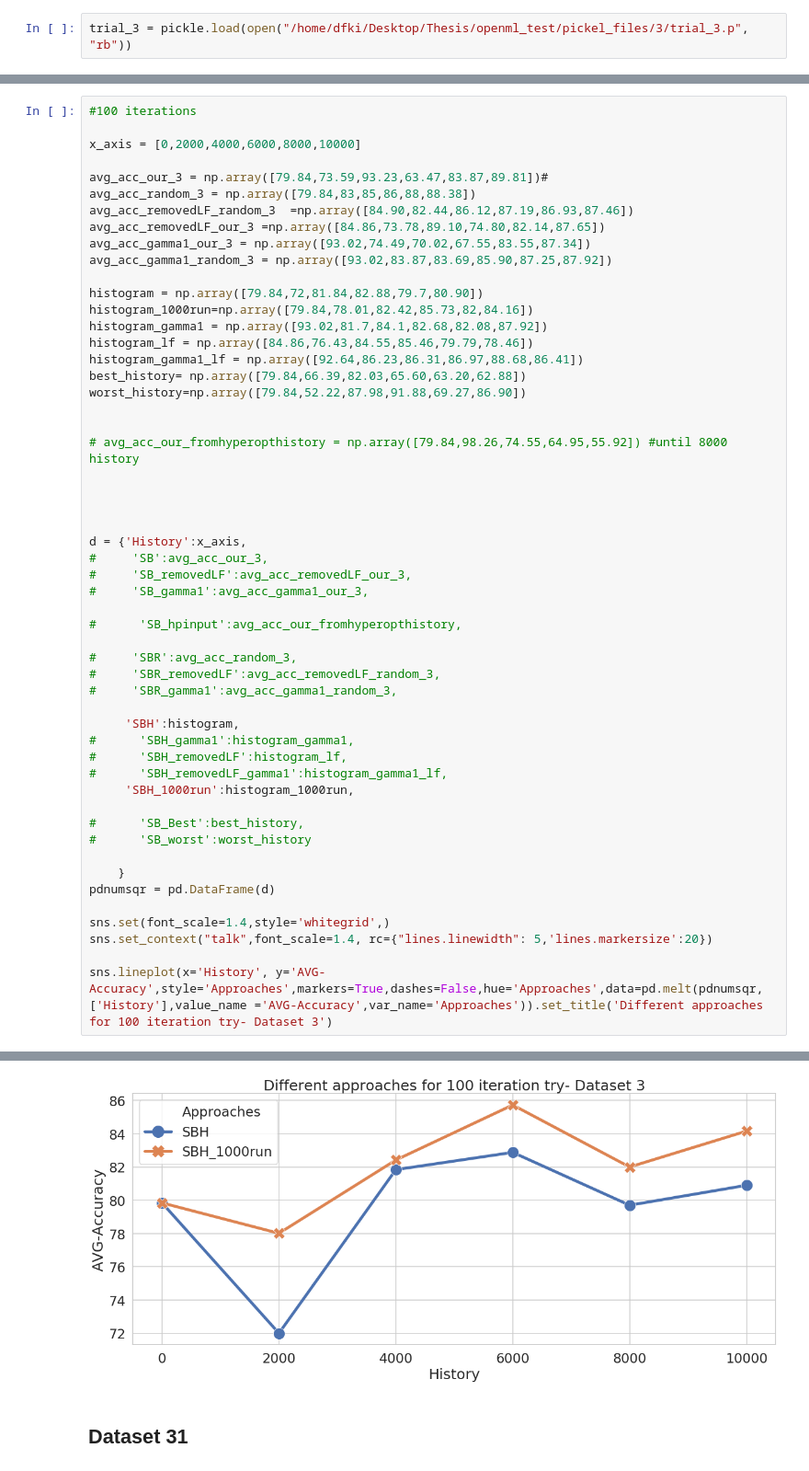
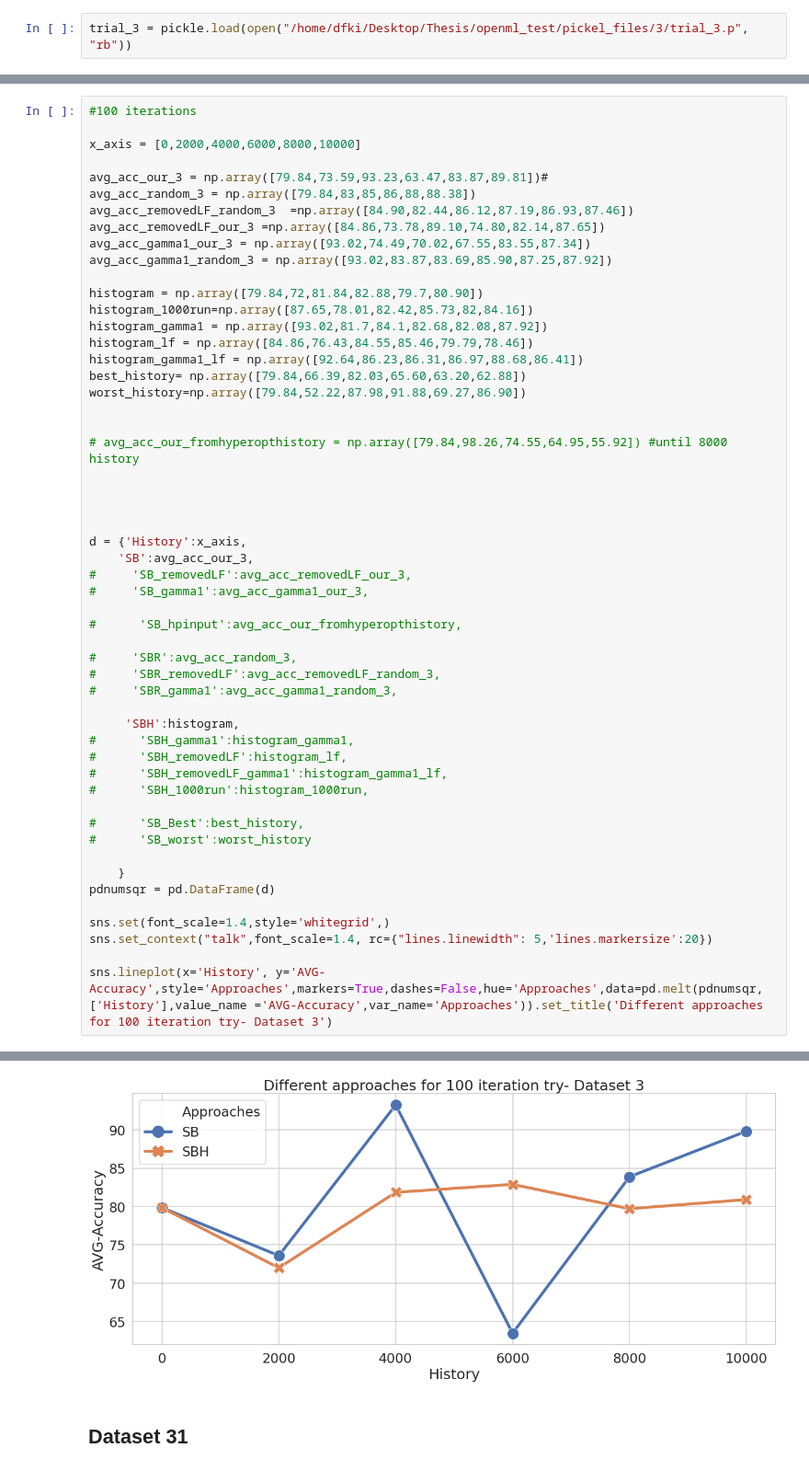
Before and after one commit to Milad-abbaszadeh/hyperopt, a Jupyter notebook: ipythons/Result_in_all_datasets.ipynb, the cells around one changed output, grey strips where cells are left out. Shown at 92% size. Drawn from its saved outputs; the diff is of its cells as text.

```diff
--- a/ipythons/Result_in_all_datasets.ipynb
+++ b/ipythons/Result_in_all_datasets.ipynb
@@ -102,7 +106,7 @@ avg_acc_gamma1_our_3 = np.array([93.02,74.49,70.02,67.55,83.55,87.34])
 avg_acc_gamma1_random_3 = np.array([93.02,83.87,83.69,85.90,87.25,87.92])
 
 histogram = np.array([79.84,72,81.84,82.88,79.7,80.90])
-histogram_1000run=np.array([79.84,78.01,82.42,85.73,82,84.16])
+histogram_1000run=np.array([87.65,78.01,82.42,85.73,82,84.16])
 histogram_gamma1 = np.array([93.02,81.7,84.1,82.68,82.08,87.92])
 histogram_lf = np.array([84.86,76.43,84.55,85.46,79.79,78.46])
 histogram_gamma1_lf = np.array([92.64,86.23,86.31,86.97,88.68,86.41])
@@ -115,36 +119,36 @@ worst_history=np.array([79.84,52.22,87.98,91.88,69.27,86.90])
 
 
 
 d = {'History':x_axis,
-#     'SB':avg_acc_our_3,
+    'SB':avg_acc_our_3,
 #     'SB_removedLF':avg_acc_removedLF_our_3,
 #     'SB_gamma1':avg_acc_gamma1_our_3,
 
 #      'SB_hpinput':avg_acc_our_fromhyperopthistory,
 
 #     'SBR':avg_acc_random_3,
 #     'SBR_removedLF':avg_acc_removedLF_random_3,
 #     'SBR_gamma1':avg_acc_gamma1_random_3,
 
      'SBH':histogram,
 #      'SBH_gamma1':histogram_gamma1,
 #      'SBH_removedLF':histogram_lf,
 #      'SBH_removedLF_gamma1':histogram_gamma1_lf,
-     'SBH_1000run':histogram_1000run,
+#      'SBH_1000run':histogram_1000run,
 
 #      'SB_Best':best_history,
 #      'SB_worst':worst_history
 
     }
 pdnumsqr = pd.DataFrame(d)
 
 sns.set(font_scale=1.4,style='whitegrid',)
 sns.set_context("talk",font_scale=1.4, rc={"lines.linewidth": 5,'lines.markersize':20})
 
 sns.lineplot(x='History', y='AVG-Accuracy',style='Approaches',markers=True,dashes=False,hue='Approaches',data=pd.melt(pdnumsqr,['History'],value_name ='AVG-Accuracy',var_name='Approaches')).set_title('Different approaches for 100 iteration try- Dataset 3')
 # %% [output]
 Text(0.5, 1.0, 'Different approaches for 100 iteration try- Dataset 3')
-[figure, old version]
+[figure, new version]
 # %% [markdown]
 ## Dataset 31
 # %%
```
Also changed, not shown: parts of 11 cells of this notebook, 34 other files.
